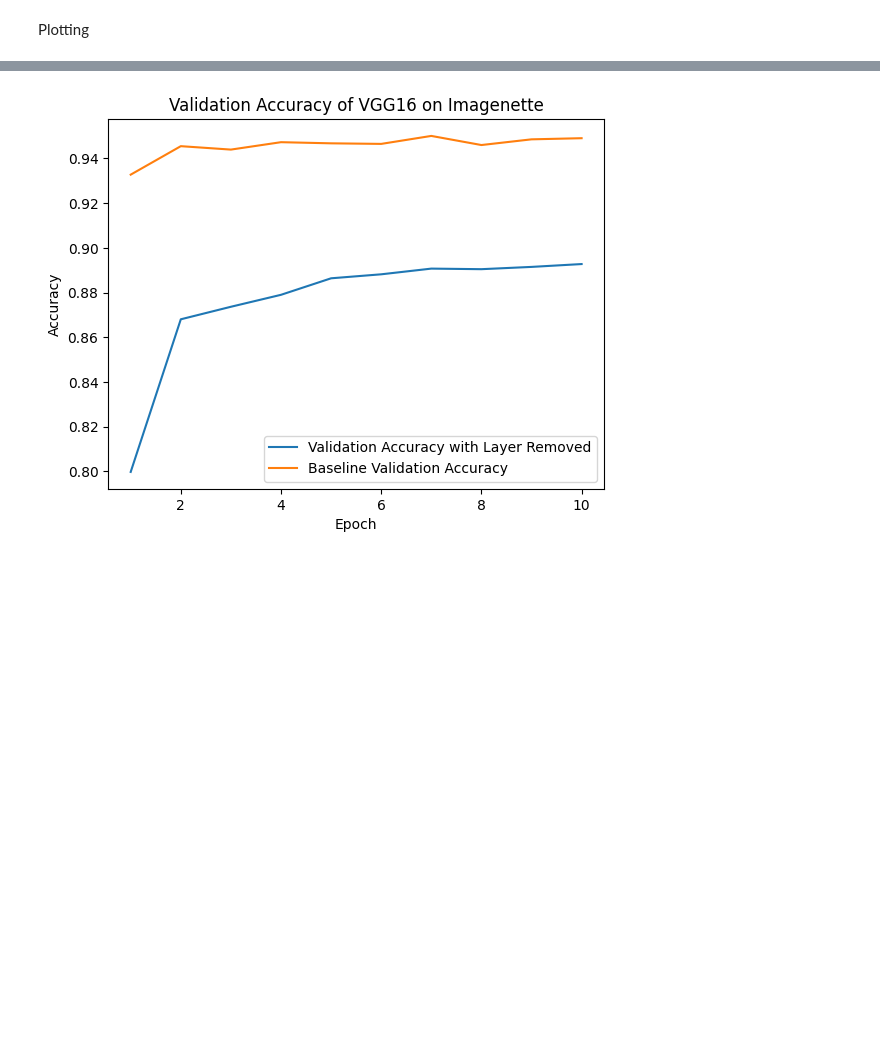
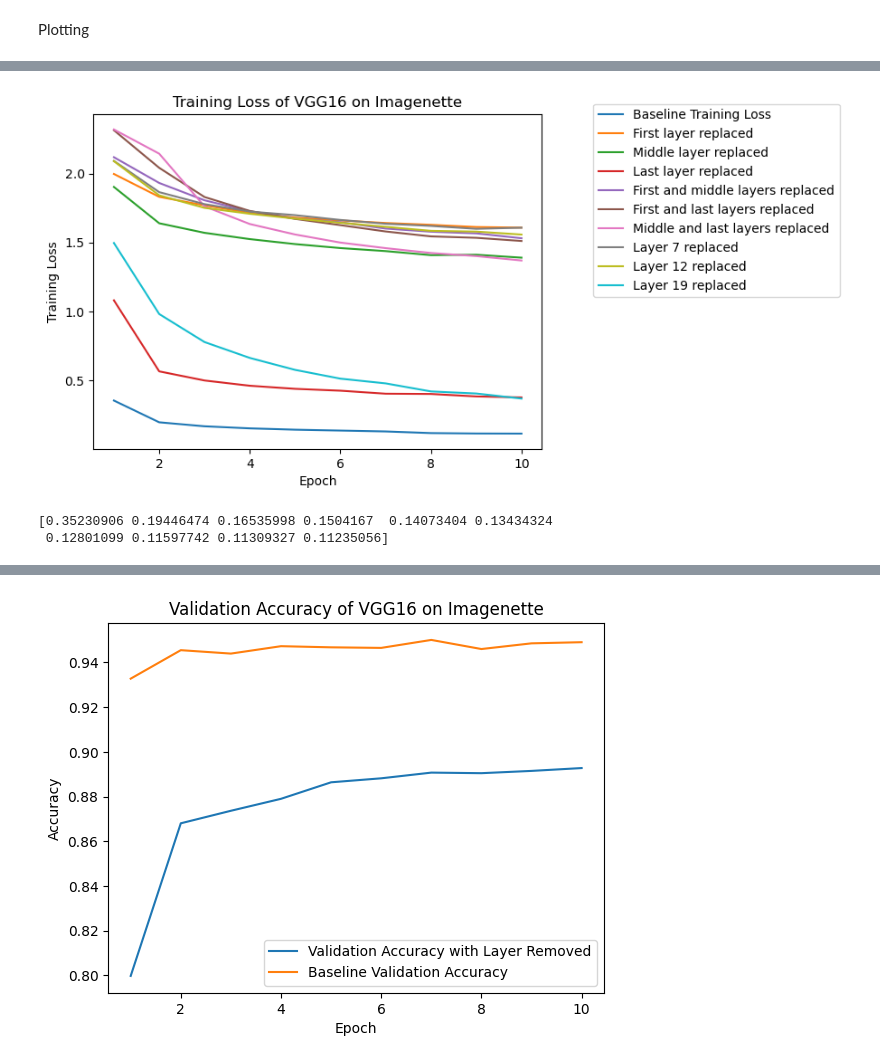
Before and after one commit to akutuva21/frozen, a Jupyter notebook: VGG16/VGG16_final.ipynb, the cells around one changed output, grey strips where cells are left out. Saved outputs shown, nothing was run; the diff lists cells and outputs as text; code cells hidden in the pictures; blank space fills up the shorter version.

```diff
--- a/VGG16/VGG16_final.ipynb
+++ b/VGG16/VGG16_final.ipynb
@@ -938,0 +1316,23 @@ print(train_losses)
+# %%
+plt.plot(epoch, train_losses, label="Baseline Training Loss")
+plt.plot(epoch, train_loss_first, label="First layer replaced")
+plt.plot(epoch, train_loss_middle, label="Middle layer replaced")
+plt.plot(epoch, train_loss_last, label="Last layer replaced")
+plt.plot(epoch, train_loss_first_middle, label="First and middle layers replaced")
+plt.plot(epoch, train_loss_first_last, label="First and last layers replaced")
+plt.plot(epoch, train_loss_middle_last, label="Middle and last layers replaced")
+plt.plot(epoch, train_loss_layer7, label="Layer 7 replaced")
+plt.plot(epoch, train_loss_layer12, label="Layer 12 replaced")
+plt.plot(epoch, train_loss_layer19, label="Layer 19 replaced")
+plt.title("Training Loss of VGG16 on Imagenette")
+plt.ylabel("Training Loss")
+plt.xlabel("Epoch")
+plt.legend(bbox_to_anchor=(1.1, 1.05))
+plt.show()
+
+# print(train_loss_changed)
+print(train_losses)
+# %% [output]
+[figure, added]
+[0.35230906 0.19446474 0.16535998 0.1504167  0.14073404 0.13434324
+ 0.12801099 0.11597742 0.11309327 0.11235056]
```
Also changed, not shown: parts of 33 cells of this notebook.
